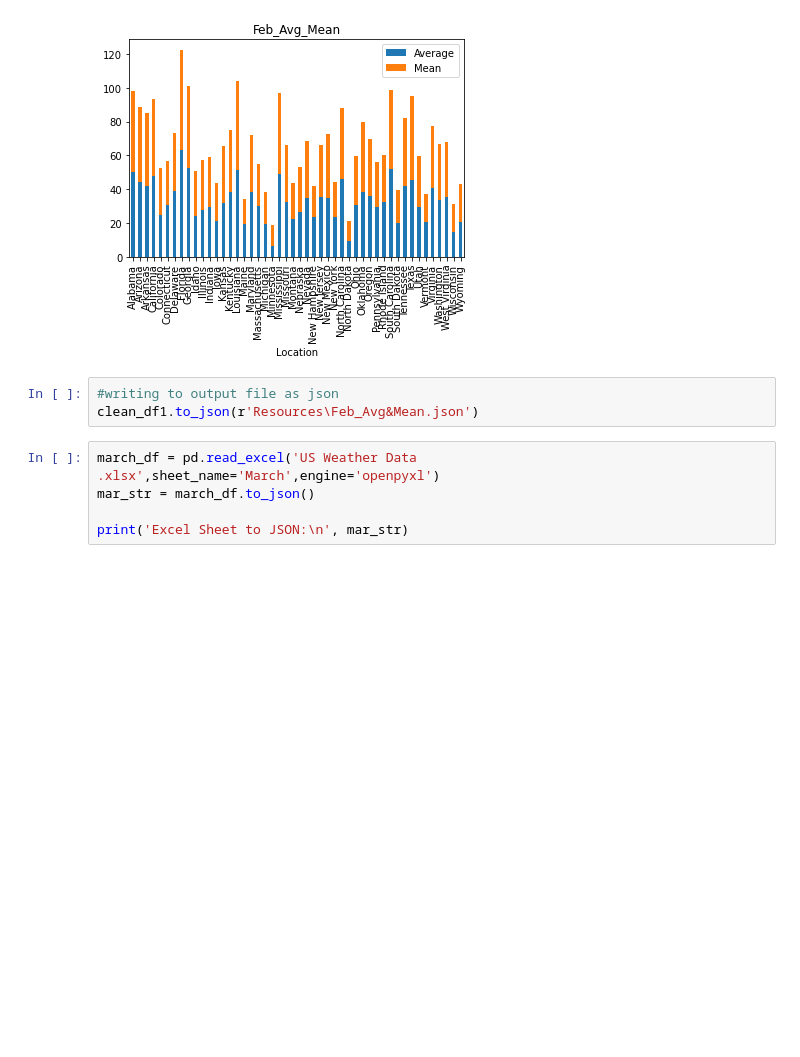
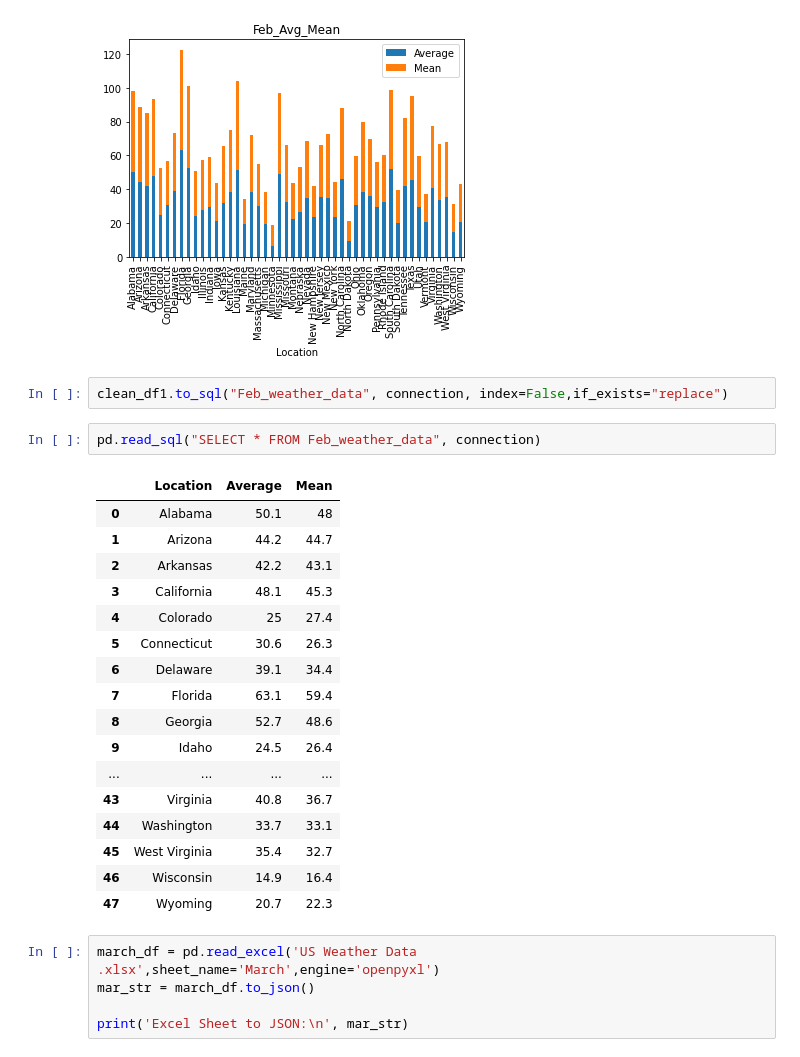
Before and after one commit to hthelander/Project-3, a Jupyter notebook: weather1.ipynb, the cells around one changed output. Cells and saved outputs as stored; diff of their text form; blank space fills up the shorter version.

```diff
--- a/weather1.ipynb
+++ b/weather1.ipynb
@@ -370,9 +418,28 @@ plt.savefig('Images/Feb_Avg_Mean')
 plt.show()
 # %% [output]
 [figure]
-# %%
-#writing to output file as json
-clean_df1.to_json(r'Resources\Feb_Avg&Mean.json')
+# %%
+clean_df1.to_sql("Feb_weather_data", connection, index=False,if_exists="replace")
+# %%
+pd.read_sql("SELECT * FROM Feb_weather_data", connection)
+# %% [output]
+|  | Location | Average | Mean |
+| 0 | Alabama | 50.1 | 48 |
+| 1 | Arizona | 44.2 | 44.7 |
+| 2 | Arkansas | 42.2 | 43.1 |
+| 3 | California | 48.1 | 45.3 |
+| 4 | Colorado | 25 | 27.4 |
+| 5 | Connecticut | 30.6 | 26.3 |
+| 6 | Delaware | 39.1 | 34.4 |
+| 7 | Florida | 63.1 | 59.4 |
+| 8 | Georgia | 52.7 | 48.6 |
+| 9 | Idaho | 24.5 | 26.4 |
+| ... | ... | ... | ... |
+| 43 | Virginia | 40.8 | 36.7 |
+| 44 | Washington | 33.7 | 33.1 |
+| 45 | West Virginia | 35.4 | 32.7 |
+| 46 | Wisconsin | 14.9 | 16.4 |
+| 47 | Wyoming | 20.7 | 22.3 |
 # %%
 march_df = pd.read_excel('US Weather Data .xlsx',sheet_name='March',engine='openpyxl')
 mar_str = march_df.to_json()
```
Also changed, not shown: parts of 35 cells of this notebook, 18 other files.
